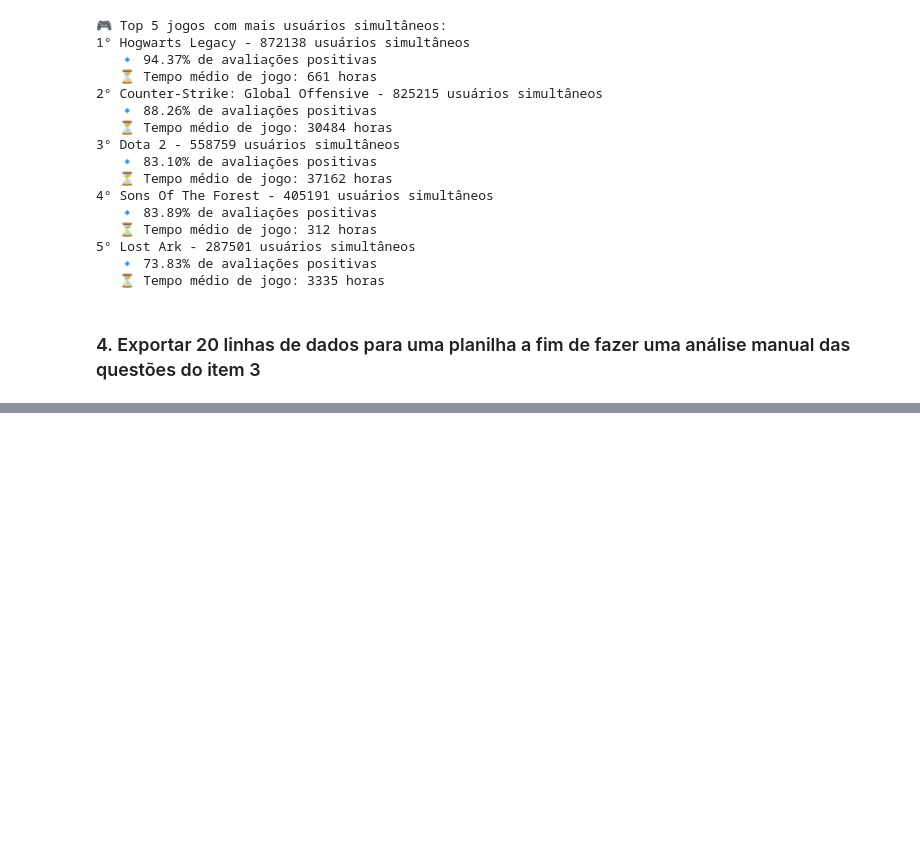
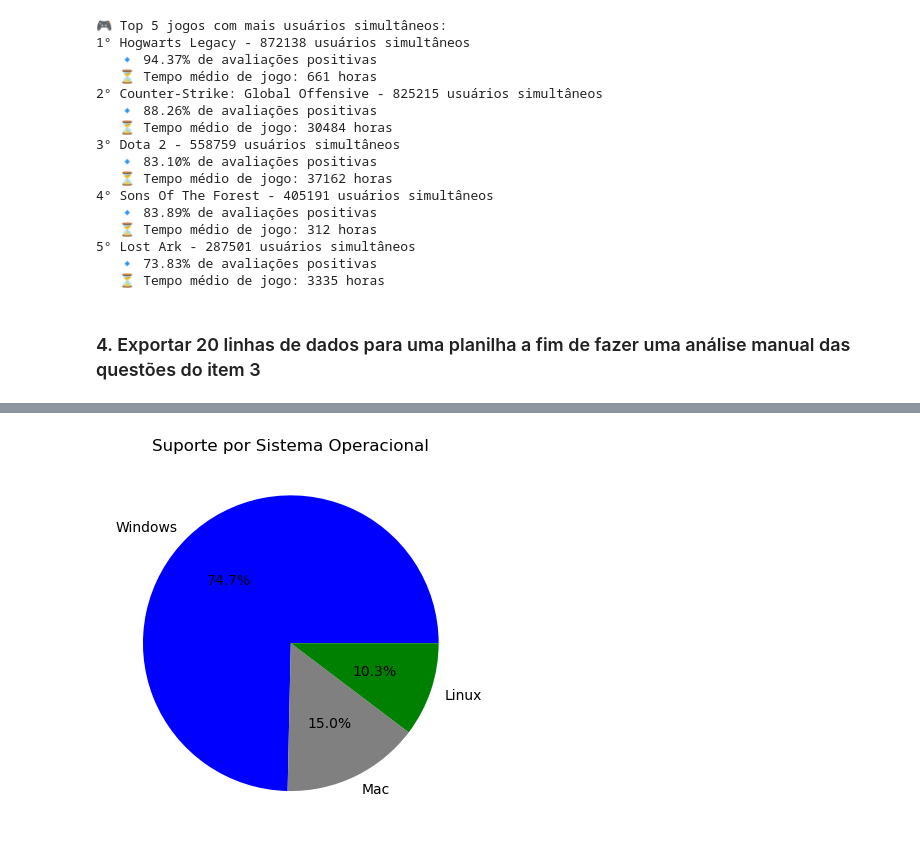
Before and after one commit to Cesars-Salad/project-phase1-steam-games-analysis, a Jupyter notebook: main_notebook.ipynb, the cells around one changed output, grey strips where cells are left out. Saved outputs shown, nothing was run; the diff lists cells and outputs as text; code cells hidden in the pictures; blank space fills up the shorter version.

```diff
--- a/main_notebook.ipynb
+++ b/main_notebook.ipynb
@@ -72,0 +74,2 @@ Arquivo data/processed/randon_20_lines.xlsx já existe. Nenhuma ação realizada
+# %%
+df = src.game.load_and_extract_games_to_df("data/raw/steam_games.zip", "data/raw")
@@ -72,0 +136,4 @@ Arquivo data/processed/randon_20_lines.xlsx já existe. Nenhuma ação realizada
+# %%
+src.game.os_support_chart(df)
+# %% [output]
+[figure, added]
```
Also changed, not shown: parts of 9 cells of this notebook, 1 other file.
